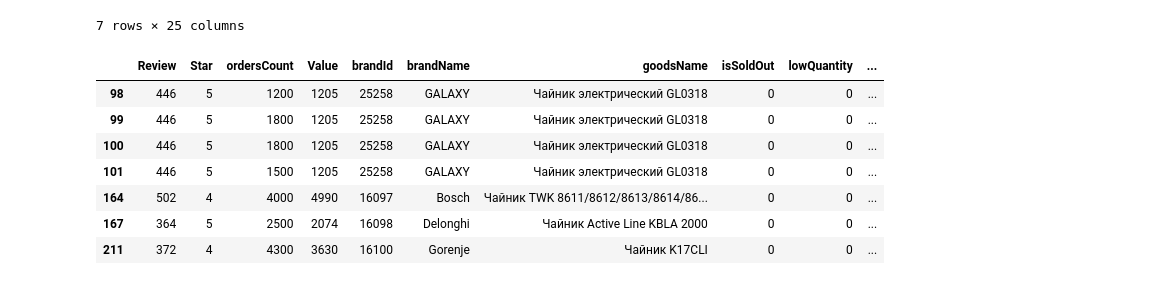
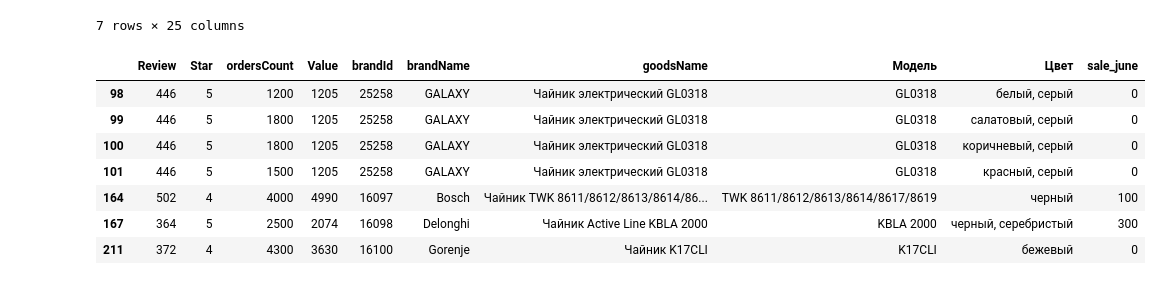
Before and after one commit to aikula/DataDriven, a Jupyter notebook: Clustering37-2.ipynb, the cells around one changed output. Cells and saved outputs as stored; diff of their text form; code cells hidden in the pictures.

```diff
--- a/Clustering37-2.ipynb
+++ b/Clustering37-2.ipynb
@@ -218,7 +243,6 @@ res #ниже средние цифры по кластерам и количе
 | 5 | 229.076923 | 4.461538 | 1876.923077 | 13 |
 | 6 | 535.000000 | 5.000000 | 10300.000000 | 1 |
 # %%
-df['I']=clusters
 df[df['I']==4] # !!!!! меняйте номер кластера
 # %% [output]
 |  | id | Review | Star | Value | brandId | brandName | goodsName | isSoldOut | link | lowQuantity | ... |
@@ -232,19 +256,16 @@ df[df['I']==4] # !!!!! меняйте номер кластера
 7 rows × 25 columns
 # %%
 # выводим только некоторые столбцы, меняйте список
-df[df['I']==4][['Review', 'Star', 'ordersCount', 'Value', 'brandId', 'brandName', 'goodsName',
-       'isSoldOut', 'lowQuantity', 'price',
-       'qualityRate', 'Материал корпуса', 'Модель',
-       'Мощность устройства', 'Объем чайника', 'Цвет', 'sale_june', 'I']]
+df[df['I']==4][['Review', 'Star', 'ordersCount', 'Value', 'brandId', 'brandName', 'goodsName', 'Модель', 'Цвет', 'sale_june']]
 # %% [output]
-|  | Review | Star | ordersCount | Value | brandId | brandName | goodsName | isSoldOut | lowQuantity | ... |
-| 98 | 446 | 5 | 1200 | 1205 | 25258 | GALAXY | Чайник электрический GL0318 | 0 | 0 | ... |
-| 99 | 446 | 5 | 1800 | 1205 | 25258 | GALAXY | Чайник электрический GL0318 | 0 | 0 | ... |
-| 100 | 446 | 5 | 1800 | 1205 | 25258 | GALAXY | Чайник электрический GL0318 | 0 | 0 | ... |
-| 101 | 446 | 5 | 1500 | 1205 | 25258 | GALAXY | Чайник электрический GL0318 | 0 | 0 | ... |
-| 164 | 502 | 4 | 4000 | 4990 | 16097 | Bosch | Чайник TWK 8611/8612/8613/8614/86... | 0 | 0 | ... |
-| 167 | 364 | 5 | 2500 | 2074 | 16098 | Delonghi | Чайник Active Line KBLA 2000 | 0 | 0 | ... |
-| 211 | 372 | 4 | 4300 | 3630 | 16100 | Gorenje | Чайник K17CLI | 0 | 0 | ... |
+|  | Review | Star | ordersCount | Value | brandId | brandName | goodsName | Модель | Цвет | sale_june |
+| 98 | 446 | 5 | 1200 | 1205 | 25258 | GALAXY | Чайник электрический GL0318 | GL0318 | белый, серый | 0 |
+| 99 | 446 | 5 | 1800 | 1205 | 25258 | GALAXY | Чайник электрический GL0318 | GL0318 | салатовый, серый | 0 |
+| 100 | 446 | 5 | 1800 | 1205 | 25258 | GALAXY | Чайник электрический GL0318 | GL0318 | коричневый, серый | 0 |
+| 101 | 446 | 5 | 1500 | 1205 | 25258 | GALAXY | Чайник электрический GL0318 | GL0318 | красный, серый | 0 |
+| 164 | 502 | 4 | 4000 | 4990 | 16097 | Bosch | Чайник TWK 8611/8612/8613/8614/86... | TWK 8611/8612/8613/8614/8617/8619 | черный | 100 |
+| 167 | 364 | 5 | 2500 | 2074 | 16098 | Delonghi | Чайник Active Line KBLA 2000 | KBLA 2000 | черный, серебристый | 300 |
+| 211 | 372 | 4 | 4300 | 3630 | 16100 | Gorenje | Чайник K17CLI | K17CLI | бежевый | 0 |
 # %%
 # строим кластеризаци методом KMeans
 km = KMeans(n_clusters=nClust).fit(dataNorm)
```
Also changed, not shown: parts of 8 cells of this notebook, 1 other file.
